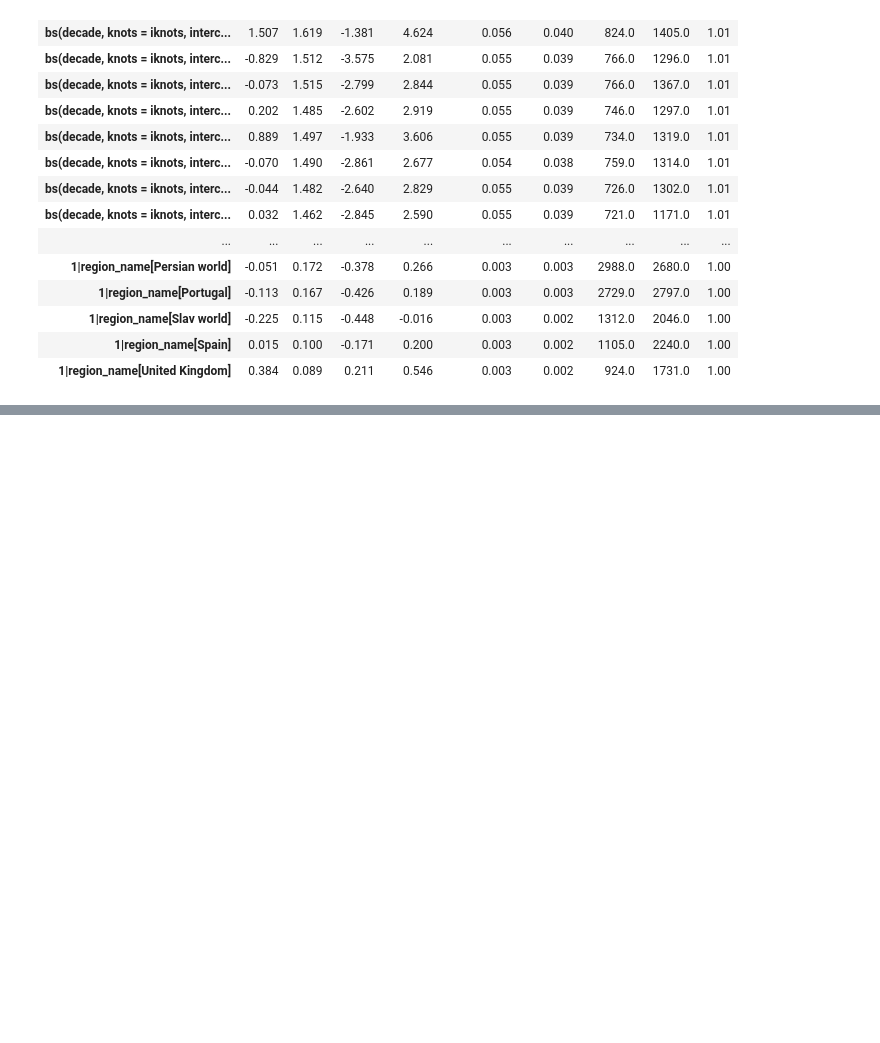
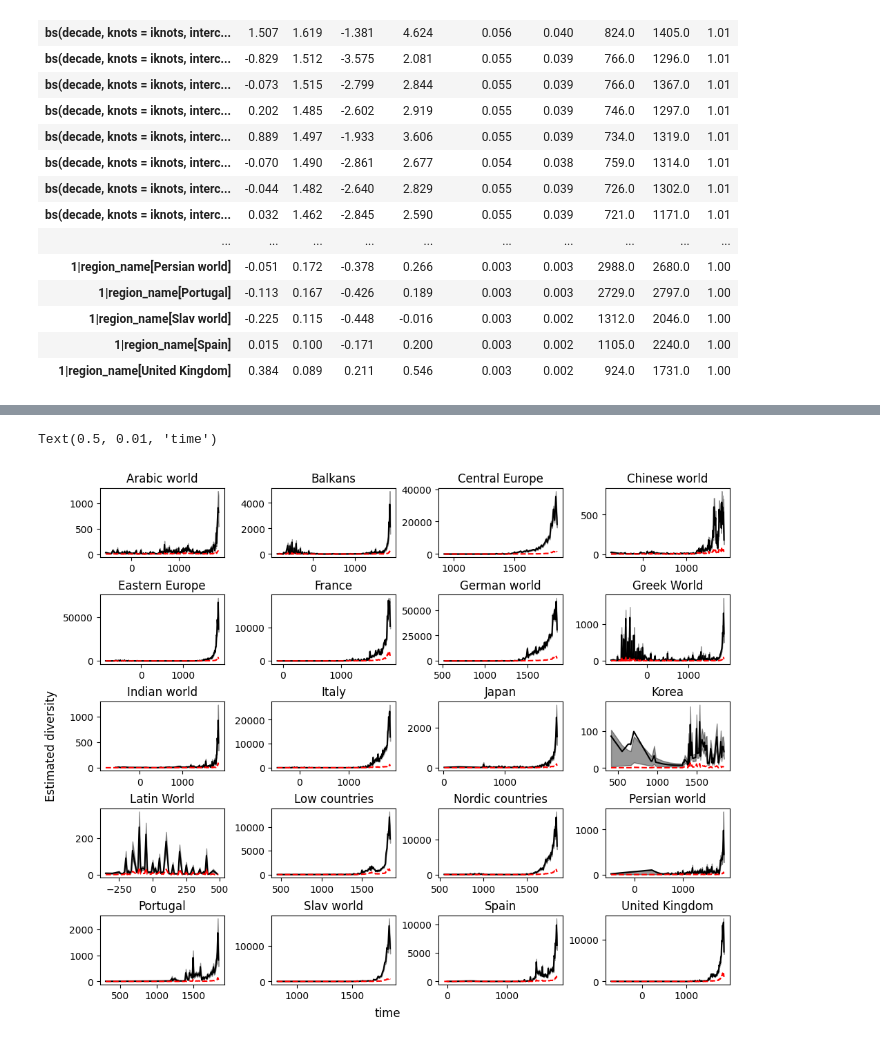
Before and after one commit to charlesdedampierre/cultura_project, a Jupyter notebook: unseen_species_model/regression.ipynb, the cells around one changed output, grey strips where cells are left out. Saved outputs shown, nothing was run; the diff lists cells and outputs as text; code cells hidden in the pictures; blank space fills up the shorter version.

```diff
--- a/unseen_species_model/regression.ipynb
+++ b/unseen_species_model/regression.ipynb
@@ -232,0 +341,16 @@ m_splines_vi
+# %%
+fig, axes = plt.subplots(ncols=4, nrows=5, figsize=(10, 8), constrained_layout=True)
+axes = axes.flatten()
+
+results = {}
+for i, region in enumerate(sorted(df_m["region_name"].unique())):
+    f0, N_est, hdi, decades = plot_estimations(
+        sample, df, p_splines_vs, m_splines_vs, region, ax=axes[i], color="k", plot_knot_lines=False);
+    axes[i].set(title=region, xlabel="", ylabel="")
+    results[region] = f0, N_est, hdi, decades
+
+fig.supylabel('Estimated diversity')
+fig.supxlabel('time')
+# %% [output]
+Text(0.5, 0.01, 'time')
+[figure, added]
```
Also changed, not shown: parts of 18 cells of this notebook.
